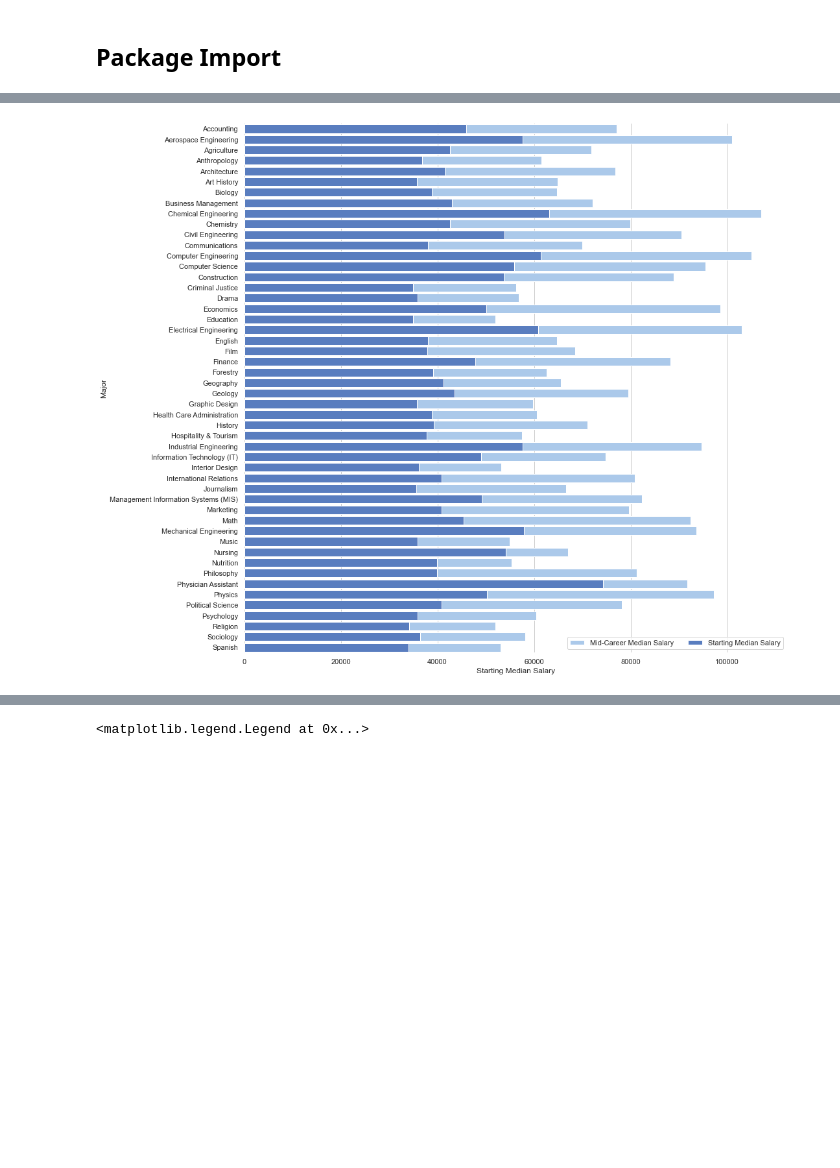
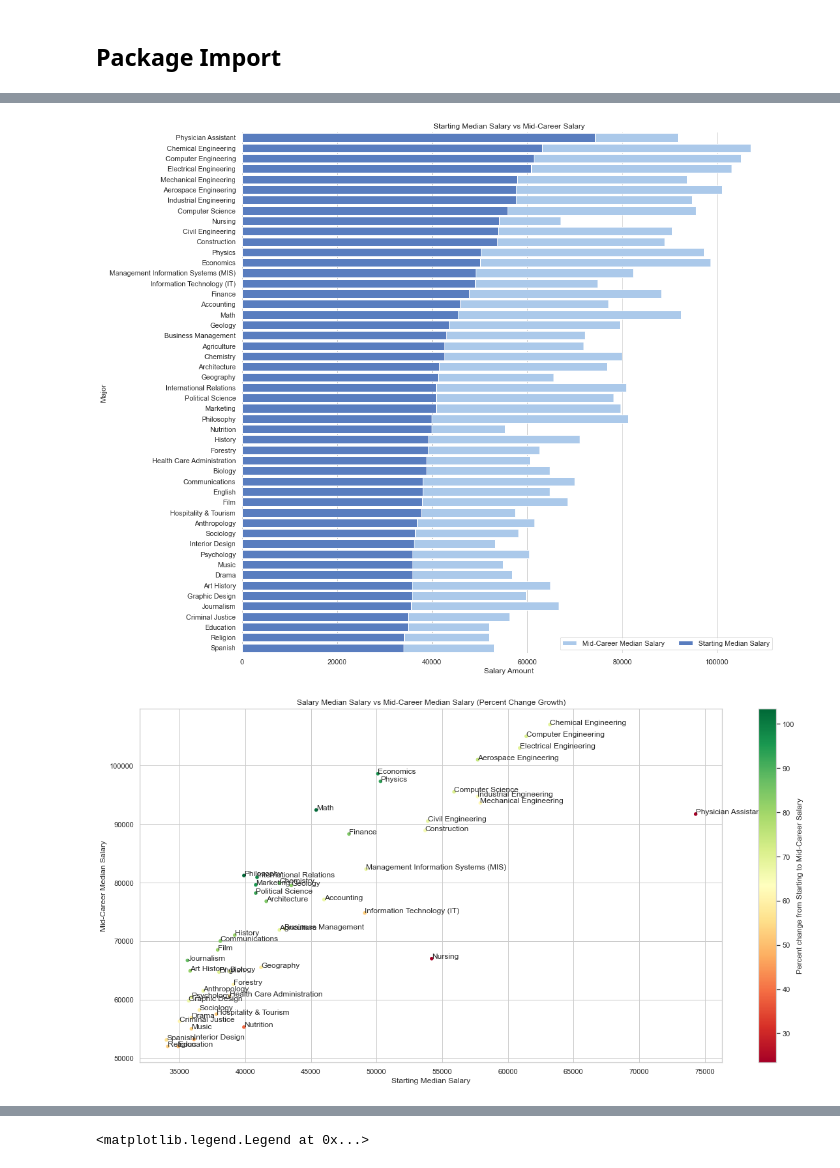
Before and after one commit to UU-Data-Science-Project/Degree-Analyzer, a Jupyter notebook: Project_File.ipynb, the cells around one changed output, grey strips where cells are left out. Drawn from its saved outputs; the diff is of its cells as text; code cells hidden in the pictures; blank space fills up the shorter version.

Commit message:
Updated Fernando

```diff
--- a/Project_File.ipynb
+++ b/Project_File.ipynb
@@ -158,19 +189,84 @@ Text(0.5, 0, 'Salary Amount')
 # %%
-#Added by Fernando
+#Visually see the difference
+
+#Plotting both starting salaries and mid career to see the diffrences by major.
 
 sns.set_theme(style="whitegrid")
+
+#sorting values by starting median salary
+df_sortStarting = df_Major.sort_values(by='Starting Median Salary', ascending=False)
 
 # Initialize the matplotlib figure
 f, ax2 = plt.subplots(figsize=(15, 15))
 
 sns.set_color_codes("pastel")
-sns.barplot(y=df_Major["Major"], x="Mid-Career Median Salary", data=df_Major,label="Mid-Career Median Salary", color="b")
-
+#plotting Major vs Mid-career median salary
+sns.barplot(y=df_sortStarting["Major"], x="Mid-Career Median Salary", data=df_sortStarting,label="Mid-Career Median Salary", color="b");
+#plotting Major vs starting median salatry
 sns.set_color_codes("muted")
-sns.barplot(y=df_Major["Major"], x="Starting Median Salary", data=df_Major,label="Starting Median Salary", color="b")
+sns.barplot(y=df_sortStarting["Major"], x="Starting Median Salary", data=df_sortStarting,label="Starting Median Salary", color="b");
 
 # Add a legend and informative axis label
 ax2.legend(ncol=2, loc="lower right", frameon=True)
 sns.despine(left=True, bottom=True)
+plt.xlabel("Salary Amount");
+plt.title("Starting Median Salary vs Mid-Career Salary")
+
+
+
+
+f, ax1 = plt.subplots(figsize=(20, 10))
+
+df_sort75Percentile.plot.scatter(x='Starting Median Salary',y='Mid-Career Median Salary', c='Percent change from Starting to Mid-Career Salary', cmap="RdYlGn",ax=ax1)
+for i, val in enumerate(df_sort75Percentile["Major"]):
+    plt.annotate(val,xy=(df_sort75Percentile['Starting Median Salary'][i],df_sort75Percentile['Mid-Career Median Salary'][i]))
+plt.title("Salary Median Salary vs Mid-Career Median Salary (Percent Change Growth)");
+
+
+
+#plotting starting salary vs median 25,50,75 mid career percentiles
+
+#Changing the name dataframe to work with code
+df_Major = major
+
+#creating an array from 0 to 50
+#adding array to dataframe for plotting
+x = range(0,50)
+df_sort75Percentile = df_Major.sort_values(by='Mid-Career 75th Percentile Salary', ascending=False)
+df_sort75Percentile["id2"] = x
+df_sort75Percentile=df_sort75Percentile.set_index('id2')
+df_sort75Percentile["id"] = x
+
+f, ax1 = plt.subplots(figsize=(18, 18))
+
+for i, val in enumerate(df_sort75Percentile["Major"]):
+    x = np.full((1,3),df_sort75Percentile['id'][i])
+    y = np.full((1,3),0)
+
+    y[0][0] = df_sort75Percentile["Mid-Career 25th Percentile Salary"][i]
+    y[0][1] = df_sort75Percentile["Mid-Career Median Salary"][i]
+    y[0][2] = df_sort75Percentile["Mid-Career 75th Percentile Salary"][i]
+
+    plt.plot(x[0],y[0],marker='s',linewidth=4)
+
+
+plt.plot(df_sort75Percentile['id'],df_sort75Percentile['Starting Median Salary'],marker='o',label='Starting Median Salary',linewidth=.1)
+ax1.legend()
+
+for i, val in enumerate(df_sort75Percentile["Major"]):
+    plt.annotate(val,xy=(df_sort75Percentile['id'][i],df_sort75Percentile['Starting Median Salary'][i]))
+
+plt.title("Starting Salary vs 25,50,75 percentile Mid-career Salary");
+
+plt.ylabel("Salary Amount");
+plt.xlabel("Majors");
+
+
+#difference
+diff = df_sort75Percentile["Mid-Career Median Salary"]-df_sort75Percentile["Starting Median Salary"]
+Mid_Career_75_25_Range = df_sort75Percentile["Mid-Career 75th Percentile Salary"]-df_sort75Percentile["Mid-Career 25th Percentile Salary"]
+df_sort75Percentile["Difference Between Mid-Career and Starting Salary"] = diff
+df_sort75Percentile["Mid_Career_75_25_Range"] = Mid_Career_75_25_Range
 # %% [output]
-[figure, old version]
+[figure, new version]
+[figure, added]
```
Also changed, not shown: parts of 22 cells of this notebook.
